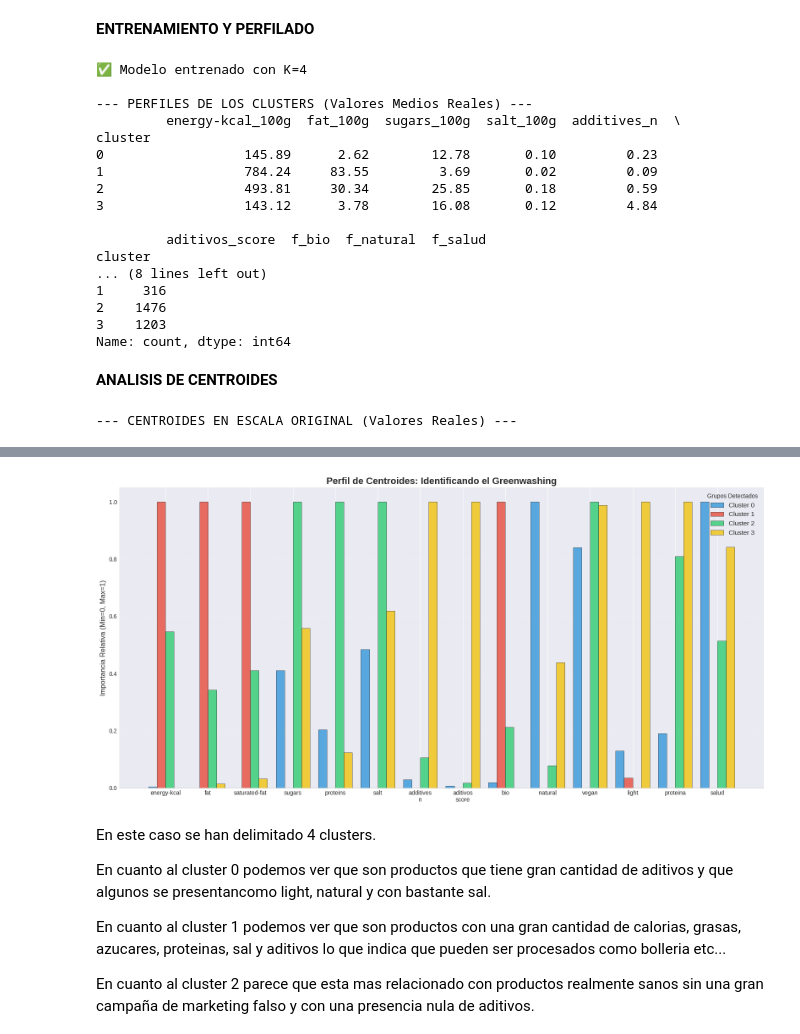
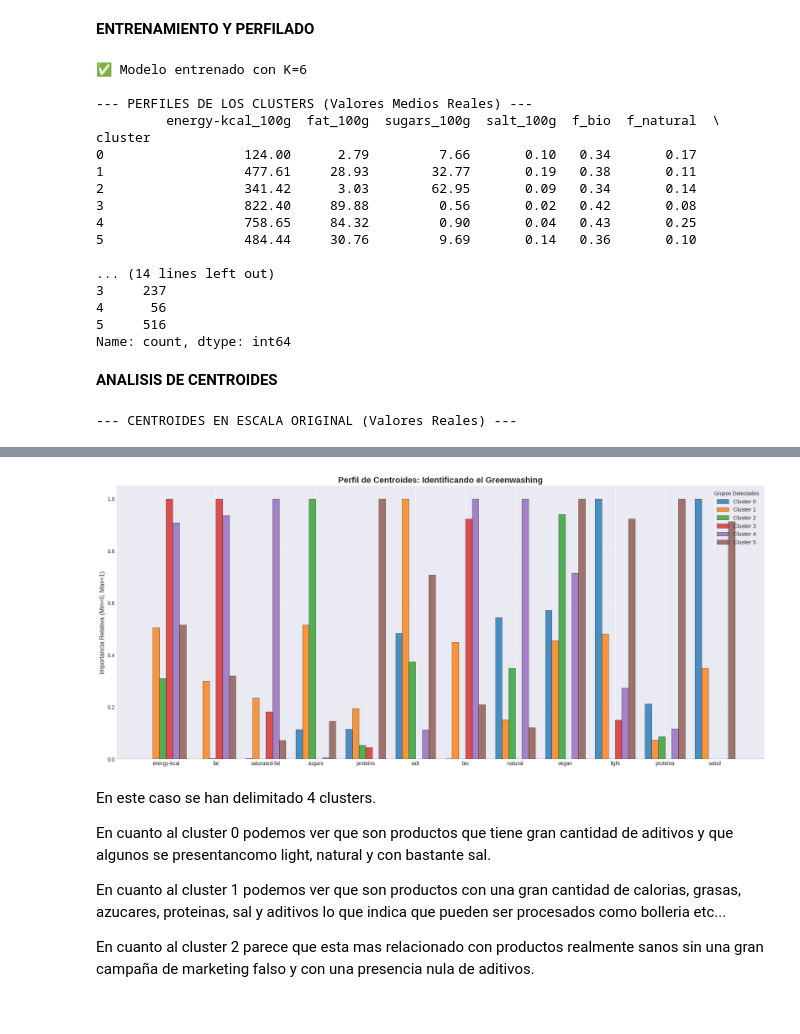
Before and after one commit to Kmpi17/TFMGreenWashing, a Jupyter notebook: TFG_KMPI.ipynb, the cells around one changed output, grey strips where cells are left out. Saved outputs shown, nothing was run; the diff lists cells and outputs as text; code cells hidden in the pictures; blank space fills up the shorter version.

Commit message:
Good model, PCA Good  ooooo mulata

```diff
--- a/TFG_KMPI.ipynb
+++ b/TFG_KMPI.ipynb
@@ -875,7 +875,7 @@ Muy importante para nuestro modelo vamos a separar las variables numericas de la
 # %%
 cols_num = [
     'energy-kcal_100g', 'fat_100g', 'saturated-fat_100g',
-    'sugars_100g', 'proteins_100g', 'salt_100g', 'additives_n', 'aditivos_score'
+    'sugars_100g', 'proteins_100g', 'salt_100g',
 ]
 
 cols_bin = [
@@ -1003,7 +1003,7 @@ Como se puede apreciar el analisis de Silueta sugiere que lo mejor es agrupar en
 **ENTRENAMIENTO Y PERFILADO**
 # %%
 
-k_final = 4
+k_final = 6
 
 
 kmeans_final = KMeans(n_clusters=k_final, random_state=42, n_init=10)
@@ -1012,7 +1012,7 @@ df_product_train['cluster'] = kmeans_final.fit_predict(df_visualizacion)
 
 cols_analisis = [
     'energy-kcal_100g', 'fat_100g', 'sugars_100g', 'salt_100g',
-    'additives_n', 'aditivos_score', 'f_bio', 'f_natural', 'f_salud', 'cluster'
+     'f_bio', 'f_natural', 'f_salud', 'cluster'
 ]
 
 perfiles = df_product_train[cols_analisis].groupby('cluster').mean().round(2)
@@ -1025,22 +1025,22 @@ print(perfiles)
 print("\n--- TAMAÑO DE LOS GRUPOS ---")
 print(df_product_train['cluster'].value_counts().sort_index())
 # %% [output]
-✅ Modelo entrenado con K=4
+✅ Modelo entrenado con K=6
 
 --- PERFILES DE LOS CLUSTERS (Valores Medios Reales) ---
-         energy-kcal_100g  fat_100g  sugars_100g  salt_100g  additives_n  \
+         energy-kcal_100g  fat_100g  sugars_100g  salt_100g  f_bio  f_natural  \
 cluster
-0                  145.89      2.62        12.78       0.10         0.23
-1                  784.24     83.55         3.69       0.02         0.09
-2                  493.81     30.34        25.85       0.18         0.59
-3                  143.12      3.78        16.08       0.12         4.84
+0                  124.00      2.79         7.66       0.10   0.34       0.17
+1                  477.61     28.93        32.77       0.19   0.38       0.11
+2                  341.42      3.03        62.95       0.09   0.34       0.14
+3                  822.40     89.88         0.56       0.02   0.42       0.08
+4                  758.65     84.32         0.90       0.04   0.43       0.25
+5                  484.44     30.76         9.69       0.14   0.36       0.10
 
-         aditivos_score  f_bio  f_natural  f_salud
-cluster
-... (8 lines left out)
-1     316
-2    1476
-3    1203
+... (14 lines left out)
+3     237
+4      56
+5     516
 Name: count, dtype: int64
 # %% [markdown]
 **ANALISIS DE CENTROIDES**
@@ -1051,12 +1051,9 @@ n_nums = len(cols_num)
 centroides_nums = centroides_modelo[:, :n_nums]
 centroides_flags = centroides_modelo[:, n_nums:]
 
-
 centroides_nums_rescaled = robust_scaler.inverse_transform(centroides_nums)
 
-
 centroides_finales = np.hstack([centroides_nums_rescaled, centroides_flags])
-
 
 columnas_totales = cols_num + cols_bin
 df_centroides = pd.DataFrame(centroides_finales, columns=columnas_totales)
@@ -1065,22 +1062,20 @@ df_centroides.index = [f'Cluster {i}' for i in range(k_final)]
 print('--- CENTROIDES EN ESCALA ORIGINAL (Valores Reales) ---')
 display(df_centroides.round(2))
 
-
-fig, ax = plt.subplots(figsize=(16, 8))
+fig, ax = plt.subplots(figsize=(18, 8))
 
 df_centroides_norm = (df_centroides - df_centroides.min()) / (df_centroides.max() - df_centroides.min())
 
+colors_cluster = plt.cm.tab10.colors[:k_final]
 
-colors_cluster = ['#3498db', '#e74c3c', '#2ecc71', '#f1c40f']
 x = np.arange(len(columnas_totales))
-width = 0.20
+width = 0.80 / k_final
 
 for i, (cluster, color) in enumerate(zip(df_centroides_norm.index, colors_cluster)):
-    ax.bar(x + i*width, df_centroides_norm.loc[cluster], width,
+    ax.bar(x + i * width, df_centroides_norm.loc[cluster], width,
            label=cluster, color=color, alpha=0.8, edgecolor='black', linewidth=0.5)
 
-
-ax.set_xticks(x + width * 1.5)
+ax.set_xticks(x + width * (k_final / 2 - 0.5))
 
 nombres_eje = [f.replace('_100g', '').replace('f_', '').replace('_', '\n') for f in columnas_totales]
 ax.set_xticklabels(nombres_eje, fontsize=10, rotation=0)
@@ -1103,4 +1100,4 @@ plt.show()
-[figure, old version]
+[figure, new version]
 # %% [markdown]
 En este caso se han delimitado 4 clusters.
 
```
Also changed, not shown: parts of 5 cells of this notebook.
